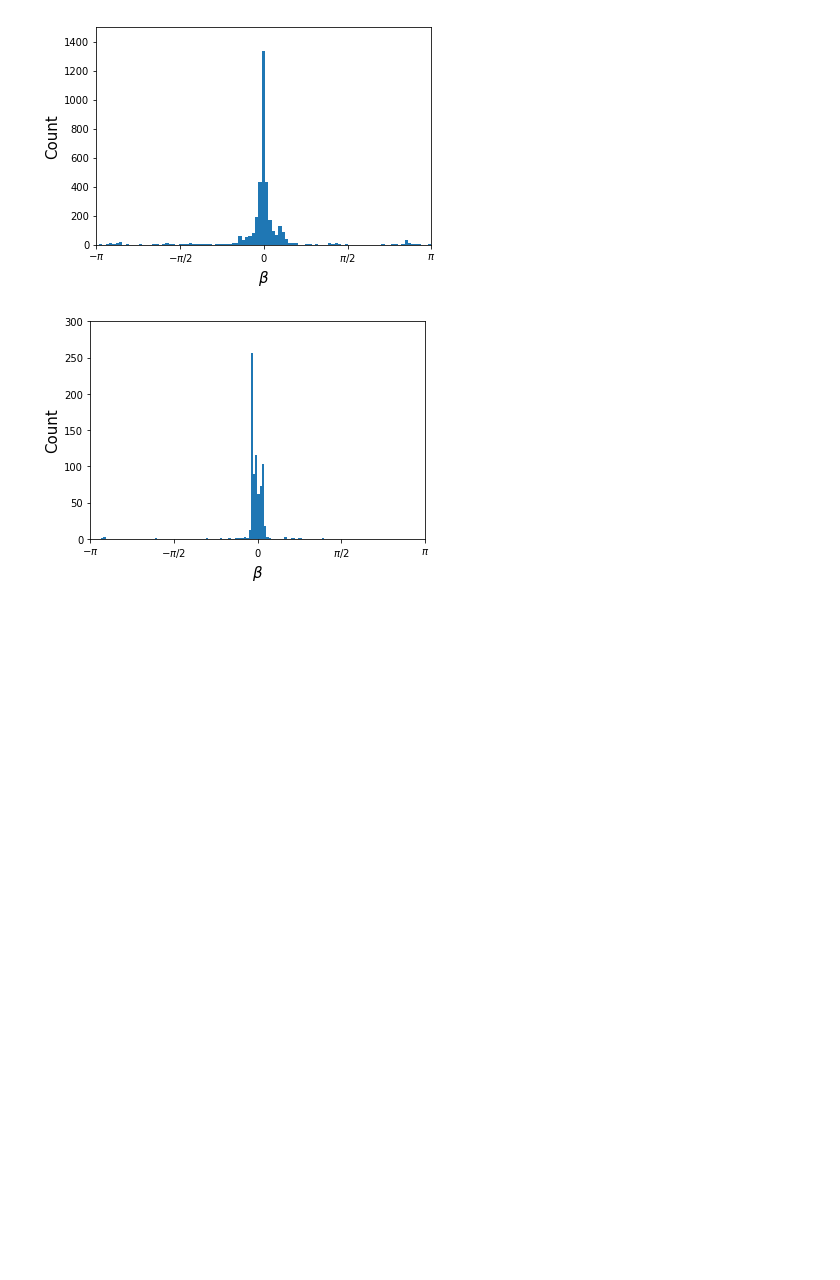
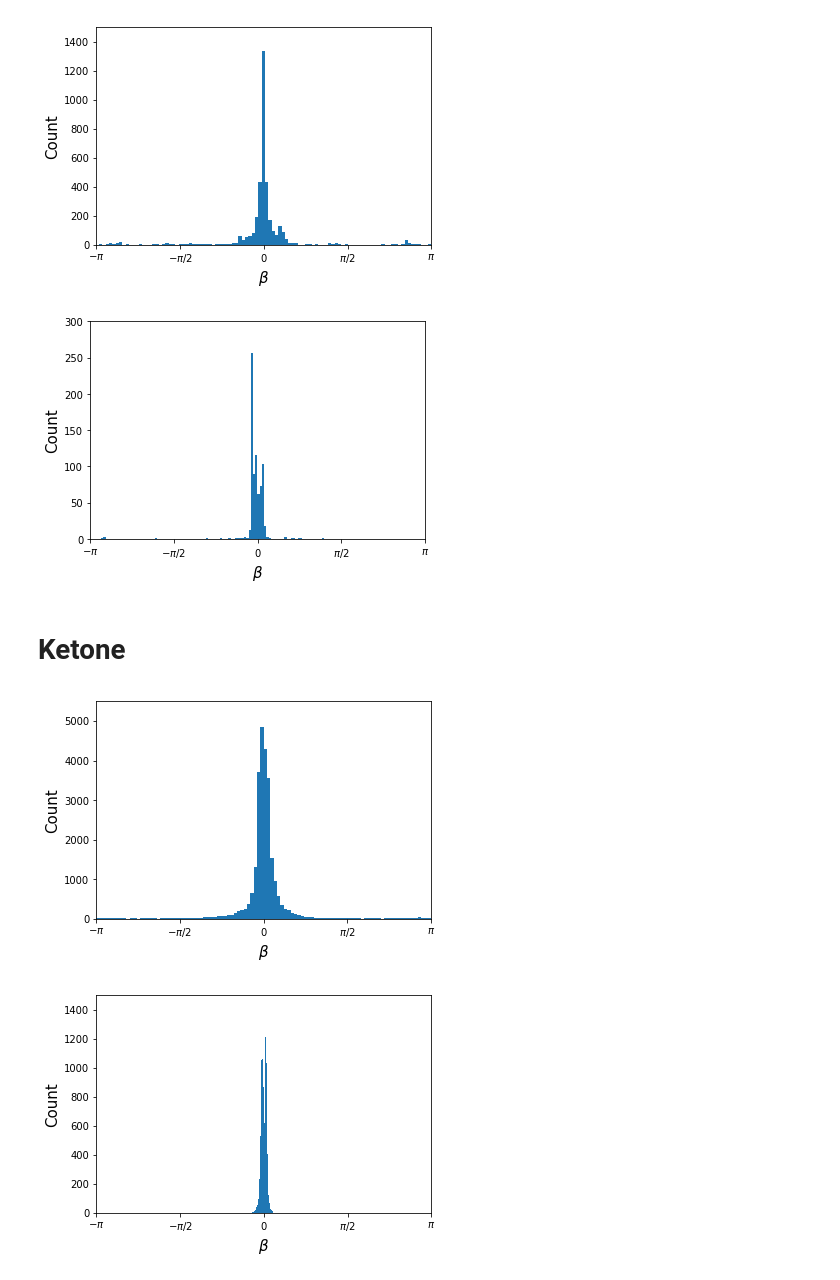
Before and after one commit to lucianlschan/RING, a Jupyter notebook: Macrocycle.ipynb, the cells around one changed output. Drawn from its saved outputs; the diff is of its cells as text; code cells hidden in the pictures; blank space fills up the shorter version.

```diff
--- a/Macrocycle.ipynb
+++ b/Macrocycle.ipynb
@@ -11,6 +11,22 @@ import py_rdl
 import RA
 # %% [markdown]
 # Substituents Orientation
+# %%
+fluorine = pd.read_csv("data/halogen_f.csv")
+chlorine = pd.read_csv("data/halogen_cl.csv")
+bromine = pd.read_csv("data/halogen_br.csv")
+iodine = pd.read_csv("data/halogen_i.csv")
+amine0 = pd.read_csv("data/amine_0.csv")
+amine1 = pd.read_csv("data/amine_1.csv")
+amine2 = pd.read_csv("data/amine_2.csv")
+alkoxy = pd.read_csv("data/alkoxy.csv")
+hydroxyl = pd.read_csv("data/hydroxyl.csv")
+methyl = pd.read_csv("data/methyl.csv")
+ketone = pd.read_csv("data/ketone.csv")
+carboxylicacid_0 = pd.read_csv("data/carboxylicacid_0.csv")
+carboxylicacid_1 = pd.read_csv("data/carboxylicacid_1.csv")
+carboxylicacid_2 = pd.read_csv("data/carboxylicacid_2.csv")
+carbonyl = pd.read_csv("data/carbonyl.csv")
 # %%
 # Substituents
 aliphatic = [len(aliphatic_fluorine),len(aliphatic_chlorine),len(aliphatic_bromine), len(aliphatic_iodine),
@@ -498,3 +513,5 @@ plt.show()
 [figure]
 [figure]
 [figure]
+# %% [markdown]
+# Ketone
@@ -500,0 +536,21 @@ plt.show()
+# %%
+plt.hist(aliphatic_ketone["beta"],bins=100)
+plt.xlim(-np.pi,np.pi)
+plt.xticks([-np.pi, -np.pi/2, 0, np.pi/2, np.pi],labels=[r"$-\pi$",r"$-\pi/2$",r"$0$",r"$\pi/2$",r"$\pi$"])
+plt.ylim(0,5500)
+plt.xlabel(r"$\beta$",size=15)
+plt.ylabel("Count",size=15)
+plt.savefig("aliphatic_ketone_beta.pdf",dpi=150,bbox_inches="tight")
+plt.show()
+
+plt.hist(aromatic_ketone["beta"],bins=100)
+plt.xlim(-np.pi,np.pi)
+plt.xticks([-np.pi, -np.pi/2, 0, np.pi/2, np.pi],labels=[r"$-\pi$",r"$-\pi/2$",r"$0$",r"$\pi/2$",r"$\pi$"])
+plt.ylim(0,1500)
+plt.xlabel(r"$\beta$",size=15)
+plt.ylabel("Count",size=15)
+plt.savefig("aromatic_ketone_beta.pdf",dpi=150,bbox_inches="tight")
+plt.show()
+# %% [output]
+[figure, added]
+[figure, added]
```
Also changed, not shown: parts of 16 cells of this notebook, 16 other files.
